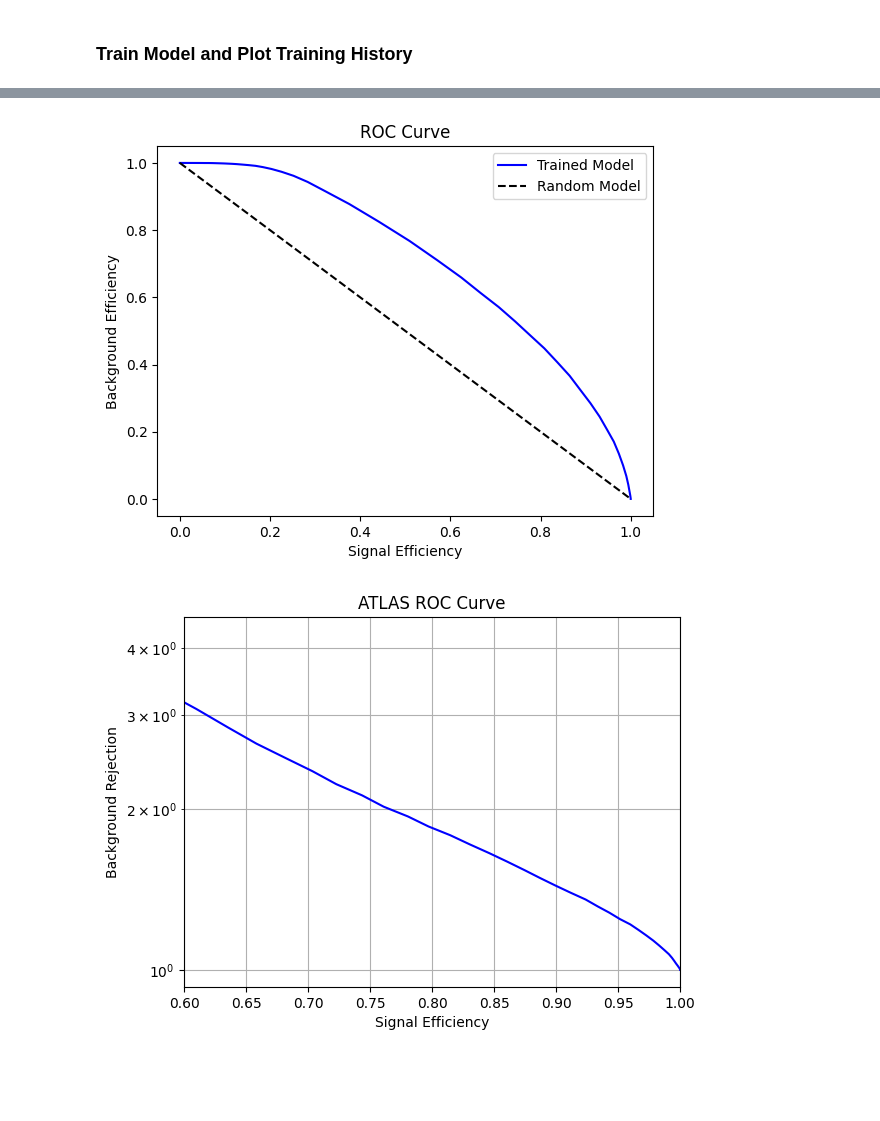
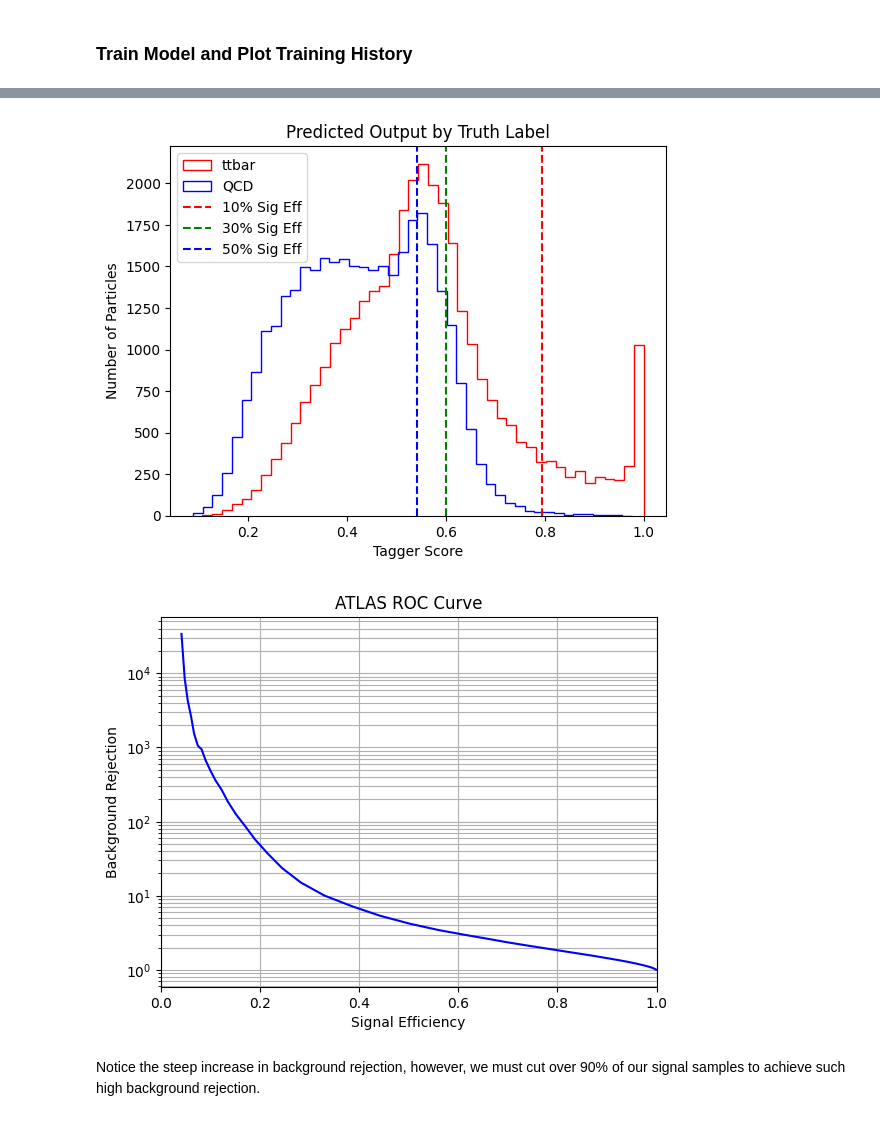
Before and after one commit to LukeV37/Pythia_PyTorch_Tutorial, a Jupyter notebook: Pythia_Tutorial.ipynb, the cells around one changed output, grey strips where cells are left out. Saved outputs shown, nothing was run; the diff lists cells and outputs as text; code cells hidden in the pictures; blank space fills up the shorter version.

Commit message:
plotting updates

```diff
--- a/Pythia_Tutorial.ipynb
+++ b/Pythia_Tutorial.ipynb
@@ -299,13 +283,15 @@ def roc(y_pred,y_true):
 def ATLAS_roc(y_pred,y_true):
     sig_eff = []
     bkg_eff = []
+    thresholds = []
 
-    for threshold in np.linspace(0,0.55,50):
+    for threshold in np.linspace(0,0.95,50):
         sig_eff.append(((y_pred[sig] > threshold).sum() / y_true[sig].shape[0]))
         bkg_eff.append(1-((y_pred[bkg] < threshold).sum()  / y_true[bkg].shape[0]))
+        thresholds.append(threshold)
 
     bkg_rej = [1/x for x in bkg_eff]  # ATLAS inverts bkg eff and uses bkg rejection instead
-    return sig_eff, bkg_rej
+    return np.array(sig_eff), np.array(bkg_rej), np.array(thresholds)
 
 # Get Models predictions
 y_pred = model(X_test.to(device)).detach().cpu().numpy()
@@ -314,18 +300,9 @@ y_pred = model(X_test.to(device)).detach().cpu().numpy()
 sig = np.where(Y_test==1)[0]
 bkg = np.where(Y_test==0)[0]
 
-# Plot Model Predictions split by sig and bkg
-plt.title("Predicted Output by Truth Label")
-plt.hist(y_pred[sig],histtype='step',label='ttbar',color='r')
-plt.axvline(x = np.mean(y_pred[sig]), color="r", linestyle="--", label="Sig Mean")
-plt.hist(y_pred[bkg],histtype='step',label='QCD',color='b')
-plt.axvline(x = np.mean(y_pred[bkg]), color="b", linestyle="--", label="Bkg Mean")
-plt.legend()
-plt.show()
-
 # Plot Tradiation ROC Curve
 eff_sig, eff_bkg = roc(y_pred,Y_test.detach().cpu().numpy())
-plt.title("ROC Curve")
+plt.title("Classic ROC Curve")
 plt.plot(eff_sig,eff_bkg,color='b',label="Trained Model")
 plt.plot([1,0],'--',color='k',label="Random Model")
 plt.xlabel("Signal Efficiency")
@@ -333,14 +310,36 @@ plt.ylabel("Background Efficiency")
 plt.legend()
 plt.show()
 
+eff_sig, eff_bkg, cut = ATLAS_roc(y_pred,Y_test.detach().cpu().numpy())
+# 10% WP
+idx = max(np.where(eff_sig>0.1)[0])
+cut1 = cut[idx]
+# 30% WP
+idx = max(np.where(eff_sig>0.3)[0])
+cut2 = cut[idx]
+# 50% WP
+idx = max(np.where(eff_sig>0.50)[0])
+cut3 = cut[idx]
+
+# Plot Model Predictions split by sig and bkg
+plt.title("Predicted Output by Truth Label")
+plt.hist(y_pred[sig],histtype='step',label='ttbar',color='r',bins=45)
+plt.hist(y_pred[bkg],histtype='step',label='QCD',color='b',bins=45)
+plt.axvline(x = cut1, color="r", linestyle="--", label="10% Sig Eff")
+plt.axvline(x = cut2, color="g", linestyle="--", label="30% Sig Eff")
+plt.axvline(x = cut3, color="b", linestyle="--", label="50% Sig Eff")
+plt.legend()
+plt.xlabel("Tagger Score")
+plt.ylabel("Number of Particles")
+plt.show()
+
 # Plot ATLAS Style ROC Curve
-eff_sig, eff_bkg = ATLAS_roc(y_pred,Y_test.detach().cpu().numpy())
 plt.title("ATLAS ROC Curve")
 plt.plot(eff_sig,eff_bkg,color='b',label="Trained Model")
 plt.xlabel("Signal Efficiency")
 plt.ylabel("Background Rejection")
 plt.yscale('log')
 plt.grid(True,which='both')
-plt.xlim([0.6, 1])
+plt.xlim([0, 1])
 plt.show()
 # %% [output]
@@ -348,2 +347,4 @@ plt.show()
-[figure, old version]
+[figure, new version]
-[figure, old version]
+[figure, new version]
+# %% [markdown]
+Notice the steep increase in background rejection, however, we must cut over 90% of our signal samples to achieve such high background rejection.
```
Also changed, not shown: parts of 5 cells of this notebook.
